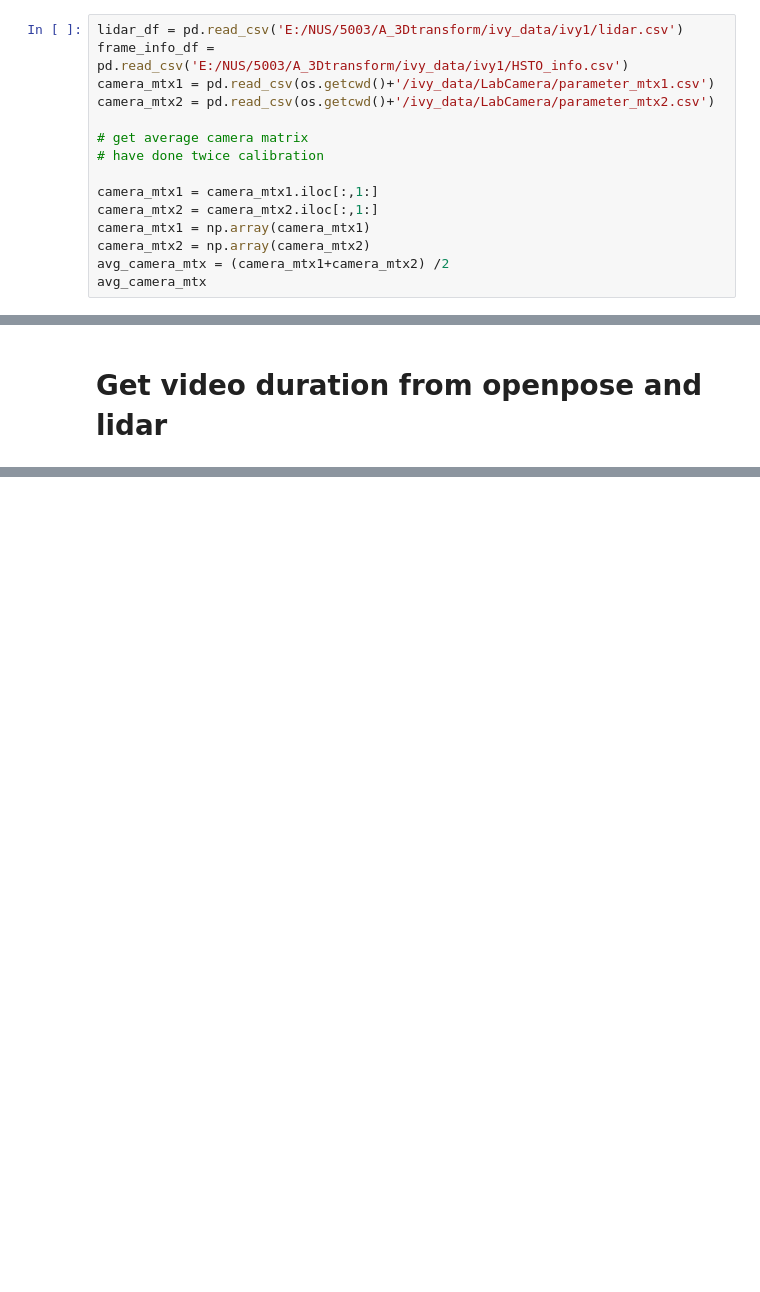
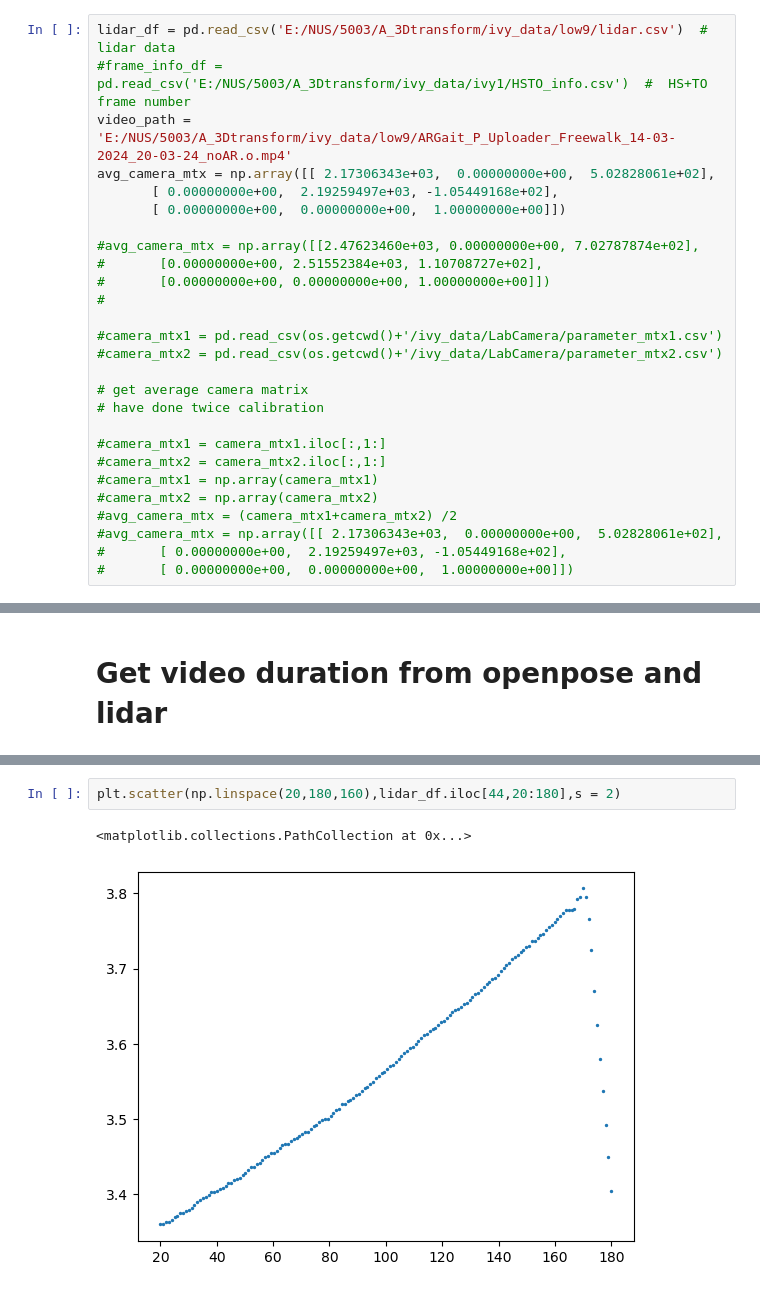
Before and after one commit to Ivy421/5003, a Jupyter notebook: Complete_Flow.ipynb, the cells around one changed output, grey strips where cells are left out. Cells and saved outputs as stored; diff of their text form; blank space fills up the shorter version.

```diff
--- a/Complete_Flow.ipynb
+++ b/Complete_Flow.ipynb
@@ -77,17 +77,29 @@ import pandas as pd
 import os
 import matplotlib.pyplot as plt
 # %%
-lidar_df = pd.read_csv('E:/NUS/5003/A_3Dtransform/ivy_data/ivy1/lidar.csv')
-frame_info_df = pd.read_csv('E:/NUS/5003/A_3Dtransform/ivy_data/ivy1/HSTO_info.csv')
-camera_mtx1 = pd.read_csv(os.getcwd()+'/ivy_data/LabCamera/parameter_mtx1.csv')
-camera_mtx2 = pd.read_csv(os.getcwd()+'/ivy_data/LabCamera/parameter_mtx2.csv')
+lidar_df = pd.read_csv('E:/NUS/5003/A_3Dtransform/ivy_data/low9/lidar.csv')  #   lidar data
+#frame_info_df = pd.read_csv('E:/NUS/5003/A_3Dtransform/ivy_data/ivy1/HSTO_info.csv')  #  HS+TO frame number
+video_path = 'E:/NUS/5003/A_3Dtransform/ivy_data/low9/ARGait_P_Uploader_Freewalk_14-03-2024_20-03-24_noAR.o.mp4'
+avg_camera_mtx = np.array([[ 2.17306343e+03,  0.00000000e+00,  5.02828061e+02],
+       [ 0.00000000e+00,  2.19259497e+03, -1.05449168e+02],
+       [ 0.00000000e+00,  0.00000000e+00,  1.00000000e+00]])
+
+#avg_camera_mtx = np.array([[2.47623460e+03, 0.00000000e+00, 7.02787874e+02],
+#       [0.00000000e+00, 2.51552384e+03, 1.10708727e+02],
+#       [0.00000000e+00, 0.00000000e+00, 1.00000000e+00]])
+#
+
+#camera_mtx1 = pd.read_csv(os.getcwd()+'/ivy_data/LabCamera/parameter_mtx1.csv')
+#camera_mtx2 = pd.read_csv(os.getcwd()+'/ivy_data/LabCamera/parameter_mtx2.csv')
 
 # get average camera matrix
 # have done twice calibration
 
-camera_mtx1 = camera_mtx1.iloc[:,1:]
-camera_mtx2 = camera_mtx2.iloc[:,1:]
-camera_mtx1 = np.array(camera_mtx1)
-camera_mtx2 = np.array(camera_mtx2)
-avg_camera_mtx = (camera_mtx1+camera_mtx2) /2
-avg_camera_mtx
+#camera_mtx1 = camera_mtx1.iloc[:,1:]
+#camera_mtx2 = camera_mtx2.iloc[:,1:]
+#camera_mtx1 = np.array(camera_mtx1)
+#camera_mtx2 = np.array(camera_mtx2)
+#avg_camera_mtx = (camera_mtx1+camera_mtx2) /2
+#avg_camera_mtx = np.array([[ 2.17306343e+03,  0.00000000e+00,  5.02828061e+02],
+#       [ 0.00000000e+00,  2.19259497e+03, -1.05449168e+02],
+#       [ 0.00000000e+00,  0.00000000e+00,  1.00000000e+00]])
@@ -207,0 +295,5 @@ HS angle of frame 87 is : 35.795929349353905
+# %%
+plt.scatter(np.linspace(20,180,160),lidar_df.iloc[44,20:180],s = 2)
+# %% [output]
+<matplotlib.collections.PathCollection at 0x...>
+[figure, added]
```
Also changed, not shown: parts of 21 cells of this notebook.
